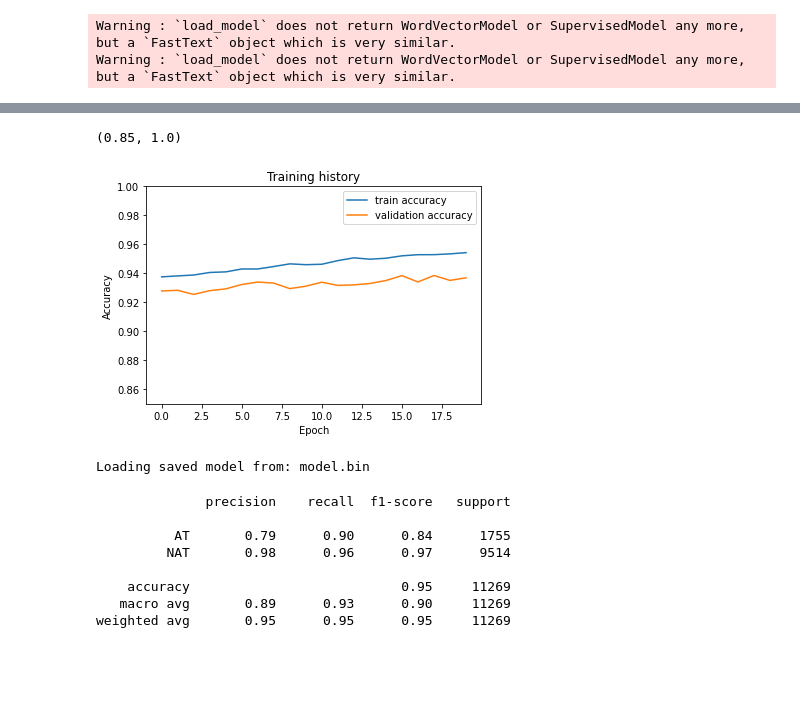
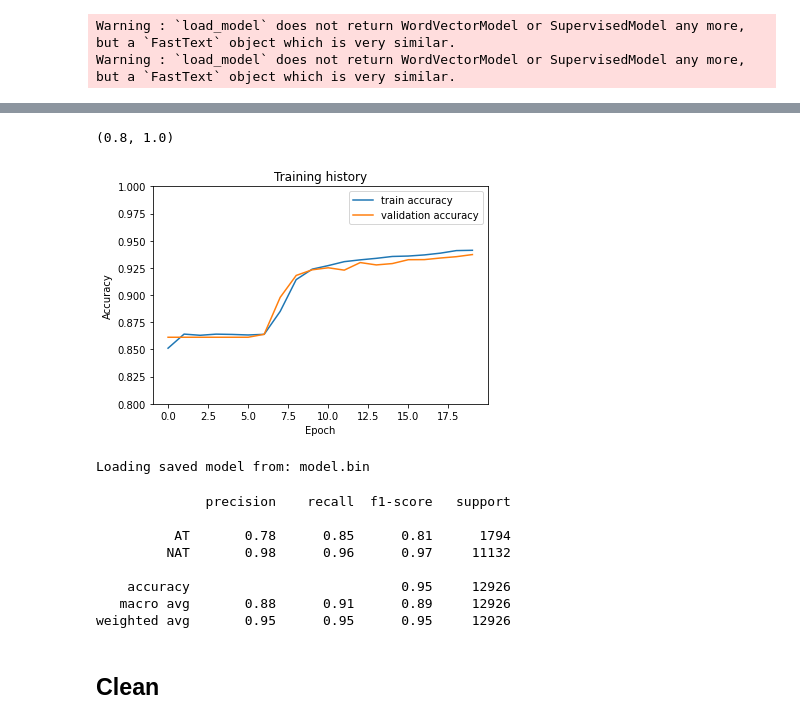
Before and after one commit to calvinkyc/cs4248_project, a Jupyter notebook: Cnn_lstm/task1_cnn_lstm.ipynb, the cells around one changed output, grey strips where cells are left out. Saved outputs shown, nothing was run; the diff lists cells and outputs as text; code cells hidden in the pictures; blank space fills up the shorter version.

```diff
--- a/Cnn_lstm/task1_cnn_lstm.ipynb
+++ b/Cnn_lstm/task1_cnn_lstm.ipynb
@@ -35,5 +37,5 @@ from sklearn.metrics import f1_score, confusion_matrix, classification_report
 # %%
-df = pd.read_csv('../Dataset/data/restaurants_laptop_train_with_pos_cleaned.csv')
+df = pd.read_csv('../Dataset/data/restaurants_laptop_train_with_pos_task1.csv')
 # %%
 df.head()
 # %% [output]
@@ -227,7 +229,7 @@ fn = DATA_DIR + 'glove.840B.300d.txt'
 general_embedding = gen_np_embedding(fn, word_indx, dim=300, emb=False)
 
 
-(X, mask), y = create_train_data_restaurant(sentences, word_indx, aspect_tags, sent_len=83)
+(X, mask), y = create_train_data_restaurant(sentences, word_indx, aspect_tags, sent_len=85)
 
 X_train, X_valid, mask_train, mask_valid, y_train, y_valid = train_test_split(X, mask, y, test_size=VALID_SIZE)
 # %% [output]
@@ -466,14 +468,14 @@ epoch 11
 # %%
 plt.plot(history['aspact_train_acc'], label='train accuracy')
 plt.plot(history['aspact_valid_acc'], label='validation accuracy')
 plt.title('Training history')
 plt.ylabel('Accuracy')
 plt.xlabel('Epoch')
 plt.legend()
-plt.ylim([0.85, 1])
+plt.ylim([0.8, 1])
 # %% [output]
-(0.85, 1.0)
+(0.8, 1.0)
-[figure, old version]
+[figure, new version]
 # %%
 def get_classification_report(test_loader, model, model_path=None):
     if model_path is not None: # load the saved model
@@ -513,9 +515,11 @@ get_classification_report(test_loader, model, model_path=MODEL_PATH)
 Loading saved model from: model.bin
               precision    recall  f1-score   support
 
-          AT       0.79      0.90      0.84      1755
-         NAT       0.98      0.96      0.97      9514
+          AT       0.78      0.85      0.81      1794
+         NAT       0.98      0.96      0.97     11132
 
-    accuracy                           0.95     11269
-   macro avg       0.89      0.93      0.90     11269
-weighted avg       0.95      0.95      0.95     11269
+    accuracy                           0.95     12926
+   macro avg       0.88      0.91      0.89     12926
+weighted avg       0.95      0.95      0.95     12926
+# %% [markdown]
+## Clean
```
Also changed, not shown: parts of 17 cells of this notebook, 6 other files.
